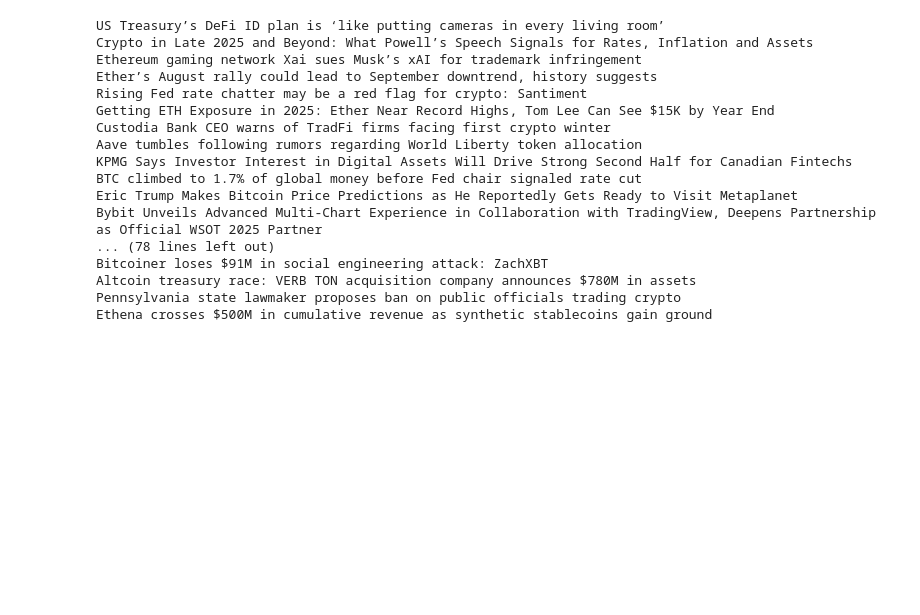
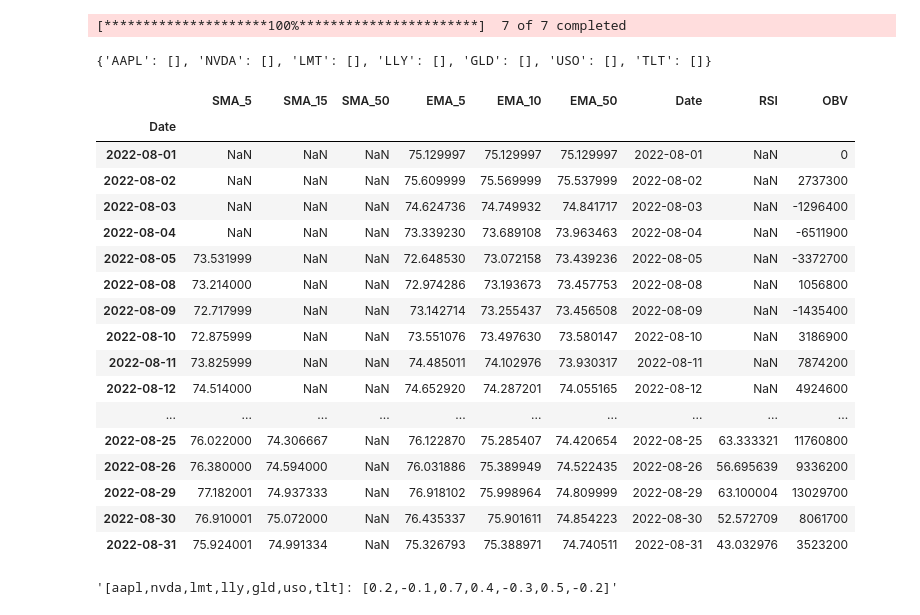
Before and after one commit to Rishi-Bharadwaj/Portfolio_Management, a Jupyter notebook: action_candidates_v3.ipynb, the cells around one changed output. Cells and saved outputs as stored; diff of their text form; code cells hidden in the pictures; blank space fills up the shorter version.

```diff
--- a/action_candidates_v3.ipynb
+++ b/action_candidates_v3.ipynb
@@ -486,21 +395,0 @@ r = requests.get(url, timeout=10)
-# %%
-for item in (r.json() or []):
-    print((item.get("headline") or "").strip())
-# %% [output]
-US Treasury’s DeFi ID plan is ‘like putting cameras in every living room’
-Crypto in Late 2025 and Beyond: What Powell’s Speech Signals for Rates, Inflation and Assets
-Ethereum gaming network Xai sues Musk’s xAI for trademark infringement
-Ether’s August rally could lead to September downtrend, history suggests
-Rising Fed rate chatter may be a red flag for crypto: Santiment
-Getting ETH Exposure in 2025: Ether Near Record Highs, Tom Lee Can See $15K by Year End
-Custodia Bank CEO warns of TradFi firms facing first crypto winter
-Aave tumbles following rumors regarding World Liberty token allocation
-KPMG Says Investor Interest in Digital Assets Will Drive Strong Second Half for Canadian Fintechs
-BTC climbed to 1.7% of global money before Fed chair signaled rate cut
-Eric Trump Makes Bitcoin Price Predictions as He Reportedly Gets Ready to Visit Metaplanet
-Bybit Unveils Advanced Multi-Chart Experience in Collaboration with TradingView, Deepens Partnership as Official WSOT 2025 Partner
-... (78 lines left out)
-Bitcoiner loses $91M in social engineering attack: ZachXBT
-Altcoin treasury race: VERB TON acquisition company announces $780M in assets
-Pennsylvania state lawmaker proposes ban on public officials trading crypto
-Ethena crosses $500M in cumulative revenue as synthetic stablecoins gain ground
@@ -506,0 +406,44 @@ Ethena crosses $500M in cumulative revenue as synthetic stablecoins gain ground
+# %%
+ticker_list=["AAPL", "NVDA", "LMT", "LLY", "GLD", "USO", "TLT"]
+start_date="2024-08-01"
+end_date="2024-09-01"
+company_list=["Apple", "Nvidia", "Lockheed", "Eli Lilly", "Gold", "Oil", "Bonds"]
+technical_instance=Technical_Analyst(tickers=ticker_list, start_date=start_date, end_date=end_date)
+fundamental_instance=Fundamental_Analyst(tickers=ticker_list, start_date=start_date, end_date=end_date)
+news_instance=News_Analyst(tickers=ticker_list, companies=company_list, start_date=start_date, end_date=end_date)
+technical_data=technical_instance.indicators_processed
+technical_response=technical_instance.generate_response()
+fundamental_data=fundamental_instance.data_processed
+fundamental_response=fundamental_instance.generate_response()
+news_response=news_instance.generate_response()
+# %% [output]
+[*********************100%***********************]  7 of 7 completed
+# %%
+news_instance.news_collection
+# %% [output]
+{'AAPL': [], 'NVDA': [], 'LMT': [], 'LLY': [], 'GLD': [], 'USO': [], 'TLT': []}
+# %%
+technical_data['USO']
+# %% [output]
+|  | SMA_5 | SMA_15 | SMA_50 | EMA_5 | EMA_10 | EMA_50 | Date | RSI | OBV |
+| Date |  |  |  |  |  |  |  |  |  |
+| 2022-08-01 | NaN | NaN | NaN | 75.129997 | 75.129997 | 75.129997 | 2022-08-01 | NaN | 0 |
+| 2022-08-02 | NaN | NaN | NaN | 75.609999 | 75.569999 | 75.537999 | 2022-08-02 | NaN | 2737300 |
+| 2022-08-03 | NaN | NaN | NaN | 74.624736 | 74.749932 | 74.841717 | 2022-08-03 | NaN | -1296400 |
+| 2022-08-04 | NaN | NaN | NaN | 73.339230 | 73.689108 | 73.963463 | 2022-08-04 | NaN | -6511900 |
+| 2022-08-05 | 73.531999 | NaN | NaN | 72.648530 | 73.072158 | 73.439236 | 2022-08-05 | NaN | -3372700 |
+| 2022-08-08 | 73.214000 | NaN | NaN | 72.974286 | 73.193673 | 73.457753 | 2022-08-08 | NaN | 1056800 |
+| 2022-08-09 | 72.717999 | NaN | NaN | 73.142714 | 73.255437 | 73.456508 | 2022-08-09 | NaN | -1435400 |
+| 2022-08-10 | 72.875999 | NaN | NaN | 73.551076 | 73.497630 | 73.580147 | 2022-08-10 | NaN | 3186900 |
+| 2022-08-11 | 73.825999 | NaN | NaN | 74.485011 | 74.102976 | 73.930317 | 2022-08-11 | NaN | 7874200 |
+| 2022-08-12 | 74.514000 | NaN | NaN | 74.652920 | 74.287201 | 74.055165 | 2022-08-12 | NaN | 4924600 |
+| ... | ... | ... | ... | ... | ... | ... | ... | ... | ... |
+| 2022-08-25 | 76.022000 | 74.306667 | NaN | 76.122870 | 75.285407 | 74.420654 | 2022-08-25 | 63.333321 | 11760800 |
+| 2022-08-26 | 76.380000 | 74.594000 | NaN | 76.031886 | 75.389949 | 74.522435 | 2022-08-26 | 56.695639 | 9336200 |
+| 2022-08-29 | 77.182001 | 74.937333 | NaN | 76.918102 | 75.998964 | 74.809999 | 2022-08-29 | 63.100004 | 13029700 |
+| 2022-08-30 | 76.910001 | 75.072000 | NaN | 76.435337 | 75.901611 | 74.854223 | 2022-08-30 | 52.572709 | 8061700 |
+| 2022-08-31 | 75.924001 | 74.991334 | NaN | 75.326793 | 75.388971 | 74.740511 | 2022-08-31 | 43.032976 | 3523200 |
+# %%
+technical_response
+# %% [output]
+'[aapl,nvda,lmt,lly,gld,uso,tlt]: [0.2,-0.1,0.7,0.4,-0.3,0.5,-0.2]'
```
Also changed, not shown: parts of 17 cells of this notebook.
